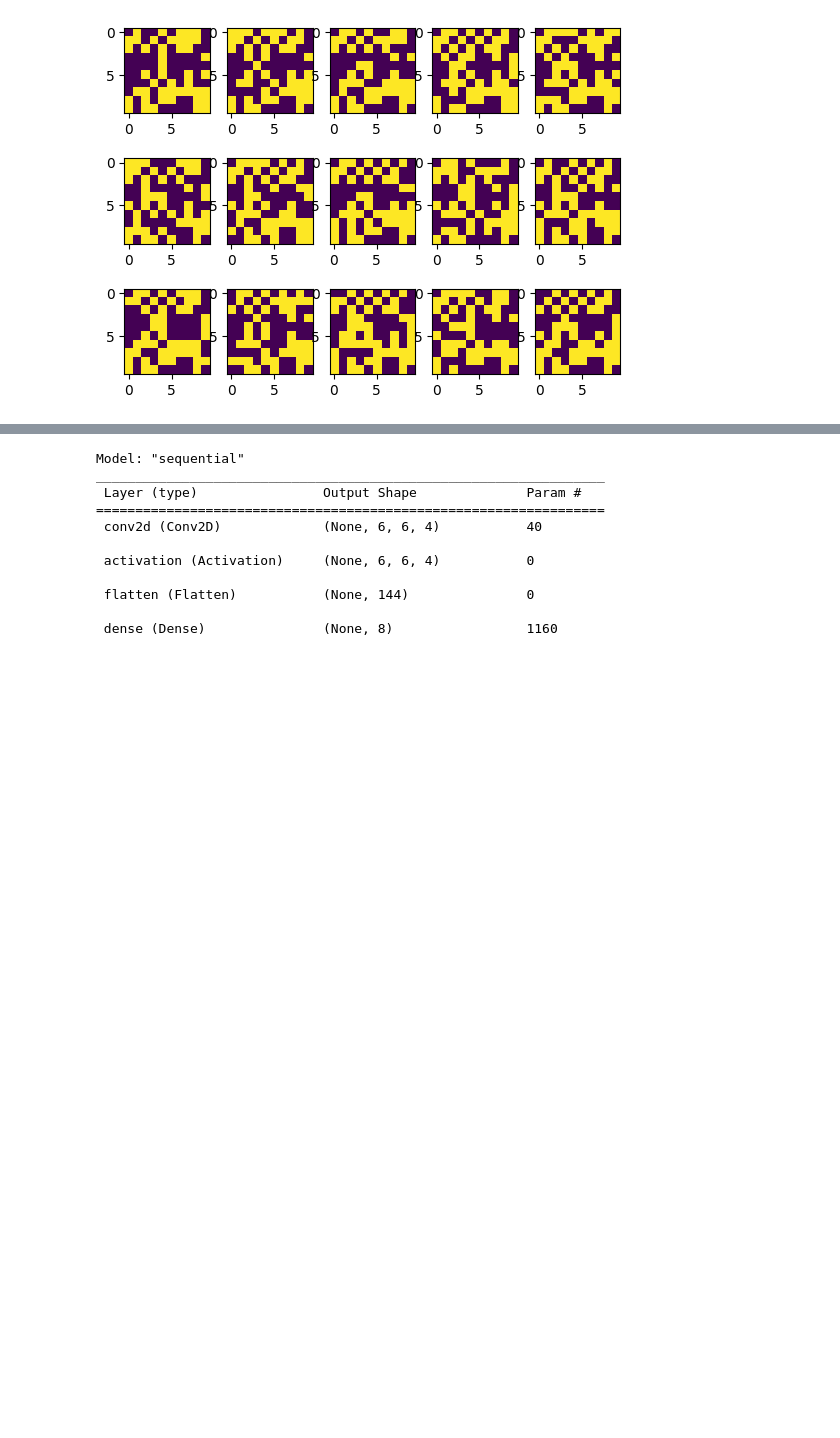
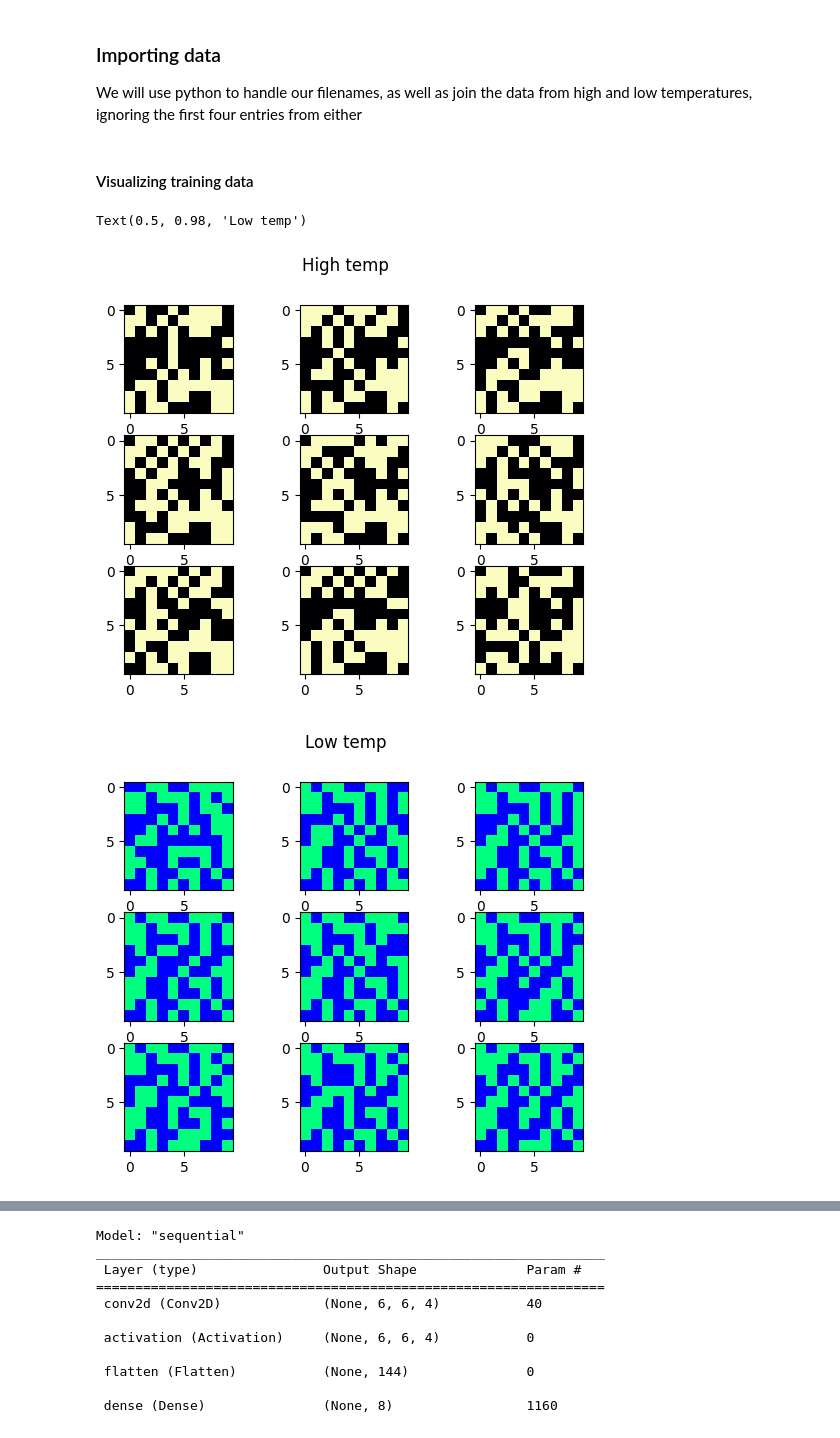
Before and after one commit to SushiSuperposition/ProfHurst_PHYS240_Sp23, a Jupyter notebook: Pruitt/In Class 11 - Alexi, Pranav, Jason.ipynb, the cells around one changed output, grey strips where cells are left out. Saved outputs shown, nothing was run; the diff lists cells and outputs as text; code cells hidden in the pictures; blank space fills up the shorter version.

```diff
--- a/Pruitt/In Class 11 - Alexi, Pranav, Jason.ipynb
+++ b/Pruitt/In Class 11 - Alexi, Pranav, Jason.ipynb
@@ -12,30 +10,42 @@ To enable the following instructions: AVX2 FMA, in other operations, rebuild Ten
+# %% [markdown]
+### Importing data
+We will use python to handle our filenames,
+as well as join the data from high and low temperatures, ignoring the first four entries from either
 # %%
 dataFiles = os.path.join('ML_Data_Phys240_Sp23', '*')
-testData = glob.glob(dataFiles)[1:-1]
-trainSetHiPath = glob.glob(dataFiles)[0]
-trainSetLoPath = glob.glob(dataFiles)[-1]
-
-# print(glob.glob(dataFiles))
+globArray = sorted(glob.glob(dataFiles))
+testData = globArray[0:4]
+trainSetHiPath = globArray[4]
+trainSetLoPath = globArray[5]
 
 hiTrainMatrix = np.loadtxt(trainSetHiPath)
 loTrainMatrix = np.loadtxt(trainSetLoPath)
-# np.shape(highTrainMatrix) # (10_000, 104)
 
-hiTrainMatrix = hiTrainMatrix[:, 4:] # ignore the first four
-loTrainMatrix = loTrainMatrix[:, 4:] # ignore the first four
+hiTrainMatrix = hiTrainMatrix[:, 4:]  # ignore the first four
+loTrainMatrix = loTrainMatrix[:, 4:]  # ignore the first four
 
 hiPlusLo = np.concatenate((hiTrainMatrix, loTrainMatrix))
-
-# np.shape(hiPlusLo)
+# %% [markdown]
+#### Visualizing training data
 # %%
-testImgs = np.reshape(hiPlusLo, (20_000, 10, 10, 1))
-hiImgs = np.reshape(hiTrainMatrix, (10_000, 10, 10, 1))
-loImgs = np.reshape(loTrainMatrix, (10_000, 10, 10, 1))
+N = 20_000
+
+testImgs = np.reshape(hiPlusLo,
+                      (N, 10, 10, 1))  # 20_000 10x10 imgs with 1 color channel
+hiImgs = np.reshape(hiTrainMatrix, (N // 2, 10, 10, 1))
+loImgs = np.reshape(loTrainMatrix, (N // 2, 10, 10, 1))
 
 # using the variable axs for multiple Axes
-fig, axs = plt.subplots(3, 5)
+fig1, axs1 = plt.subplots(3, 3)
+fig2, axs2 = plt.subplots(3, 3)
 
-for i, ax in enumerate(axs.flatten()):
-    ax.imshow(hiImgs[i])
+for i, (ax1, ax2), in enumerate(zip(axs1.flatten(), axs2.flatten())):
+    ax1.imshow(hiImgs[i], cmap='magma')
+    ax2.imshow(loImgs[i], cmap='winter')
+
+fig1.suptitle('High temp')
+fig2.suptitle('Low temp')
 # %% [output]
+Text(0.5, 0.98, 'Low temp')
-[figure, old version]
+[figure, new version]
+[figure, added]
```
Also changed, not shown: parts of 16 cells of this notebook, 4 other files.
